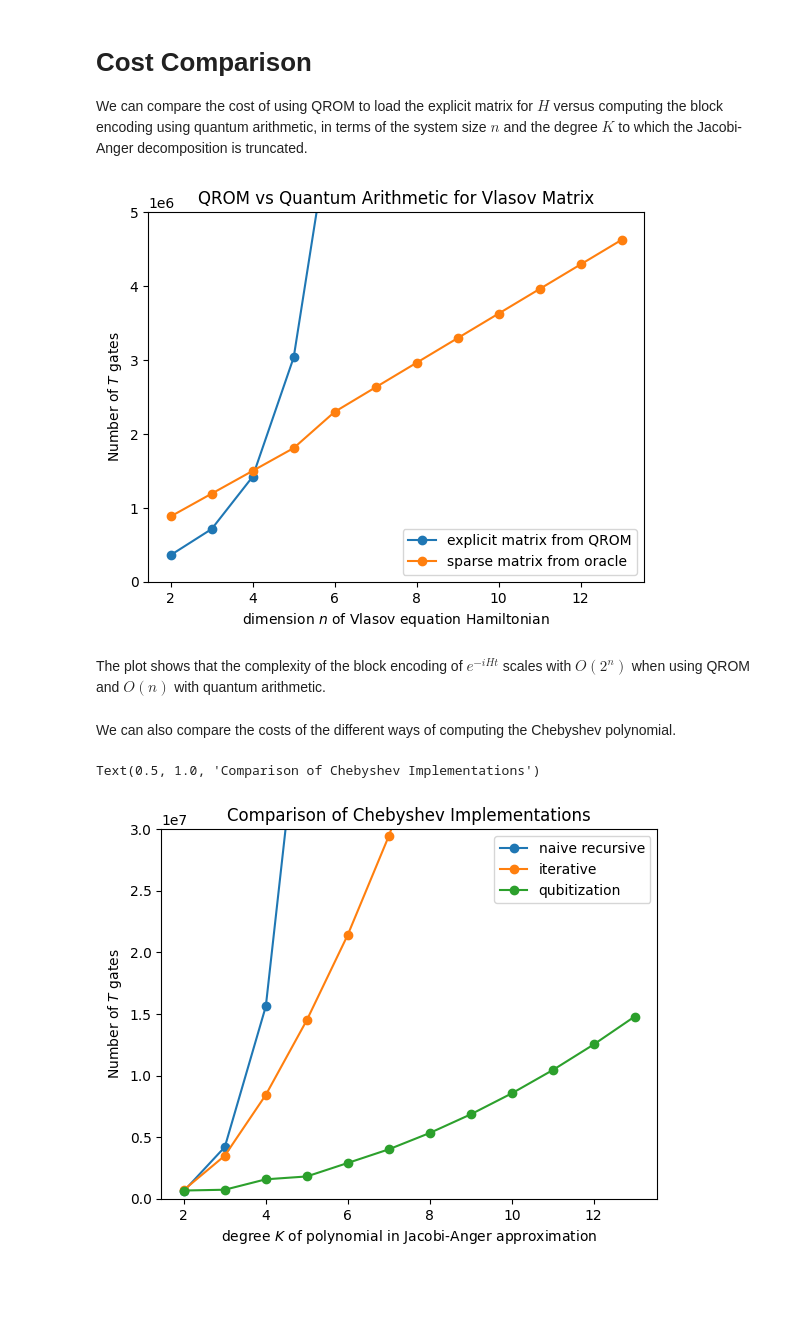
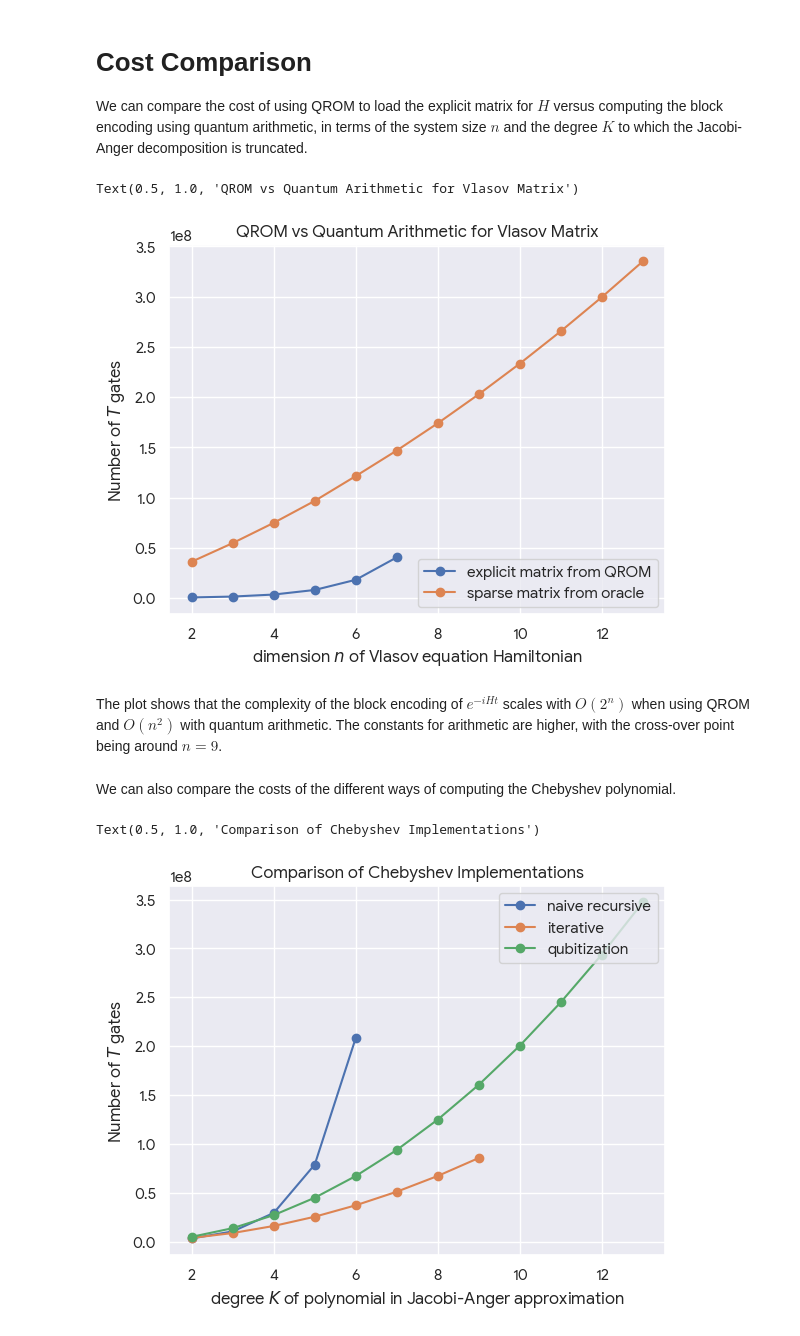
Before and after one commit to charlesyuan314/Qualtran, a Jupyter notebook: qualtran/bloqs/block_encoding/hamiltonian_simulation_by_matrix_arithmetic.ipynb, the cells around one changed output. Saved outputs shown, nothing was run; the diff lists cells and outputs as text; code cells hidden in the pictures; blank space fills up the shorter version.

```diff
--- a/qualtran/bloqs/block_encoding/hamiltonian_simulation_by_matrix_arithmetic.ipynb
+++ b/qualtran/bloqs/block_encoding/hamiltonian_simulation_by_matrix_arithmetic.ipynb
@@ -225,20 +226,19 @@ sparse_n = list(t_count(vlasov_sparse(n, 5)) for n in range(2, 14))
 # %%
-#import seaborn as sns
-#sns.set_theme()
-#plt.rcParams["font.family"] = "Google Sans"
+import seaborn as sns
+sns.set_theme()
+plt.rcParams["font.family"] = "Google Sans"
 # %%
 plt.ylabel('Number of $T$ gates')
-plt.ylim(0, 5e6)
 plt.xlabel('dimension $n$ of Vlasov equation Hamiltonian')
-plt.plot(range(2, 7), explicit_n, marker='o', label='explicit matrix from QROM')
+plt.plot(range(2, 8), explicit_n, marker='o', label='explicit matrix from QROM')
 plt.plot(range(2, 14), sparse_n, marker='o', label='sparse matrix from oracle')
 plt.legend(loc="lower right")
 plt.title('QROM vs Quantum Arithmetic for Vlasov Matrix')
-# plt.savefig('scaling-n.png', dpi=300)
 # %% [output]
+Text(0.5, 1.0, 'QROM vs Quantum Arithmetic for Vlasov Matrix')
-[figure, old version]
+[figure, new version]
 # %% [markdown]
-The plot shows that the complexity of the block encoding of $e^{-iHt}$ scales with $O(2^n)$ when using QROM and $O(n)$ with quantum arithmetic.
+The plot shows that the complexity of the block encoding of $e^{-iHt}$ scales with $O(2^n)$ when using QROM and $O(n^2)$ with quantum arithmetic. The constants for arithmetic are higher, with the cross-over point being around $n = 9$.
 # %% [markdown]
 We can also compare the costs of the different ways of computing the Chebyshev polynomial.
 # %%
@@ -252,15 +252,13 @@ chebyshev = chebyshev_quad
 sparse1_k = list(t_count(vlasov_sparse(5, K)) for K in range(2, 10))
 # %%
 plt.ylabel('Number of $T$ gates')
-plt.ylim(0, 3e7)
 plt.xlabel('degree $K$ of polynomial in Jacobi-Anger approximation')
 plt.plot(range(2, 7), sparse0_k, marker='o', label='naive recursive')
 plt.plot(range(2, 10), sparse1_k, marker='o', label='iterative')
 plt.plot(range(2, 14), sparse_k, marker='o', label='qubitization')
 plt.legend(loc="upper right")
 plt.title('Comparison of Chebyshev Implementations')
-# plt.savefig('chebyshev.png', dpi=300)
 # %% [output]
 Text(0.5, 1.0, 'Comparison of Chebyshev Implementations')
-[figure, old version]
+[figure, new version]
 # %% [markdown]
```
Also changed, not shown: parts of 8 cells of this notebook, 1 other file.
